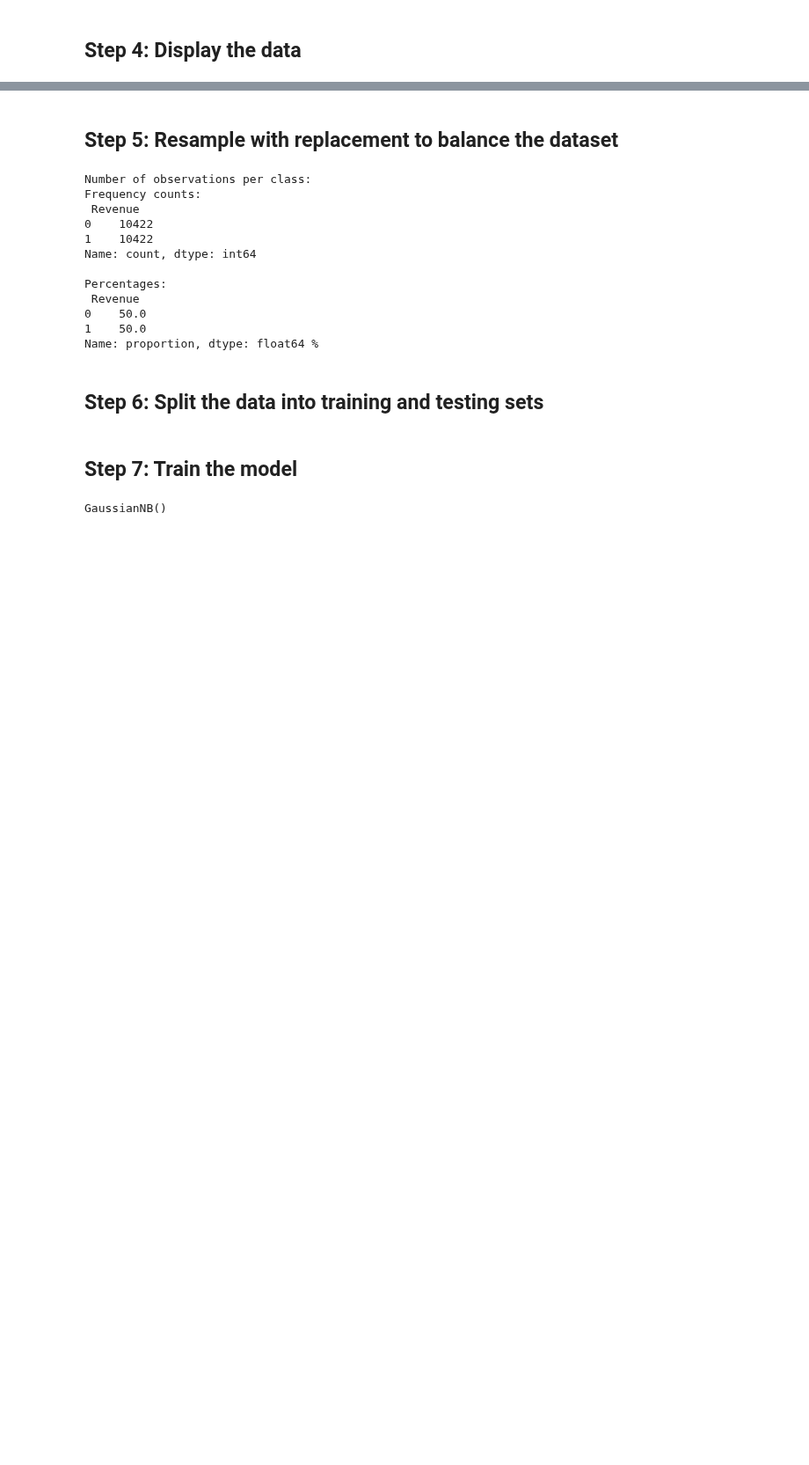
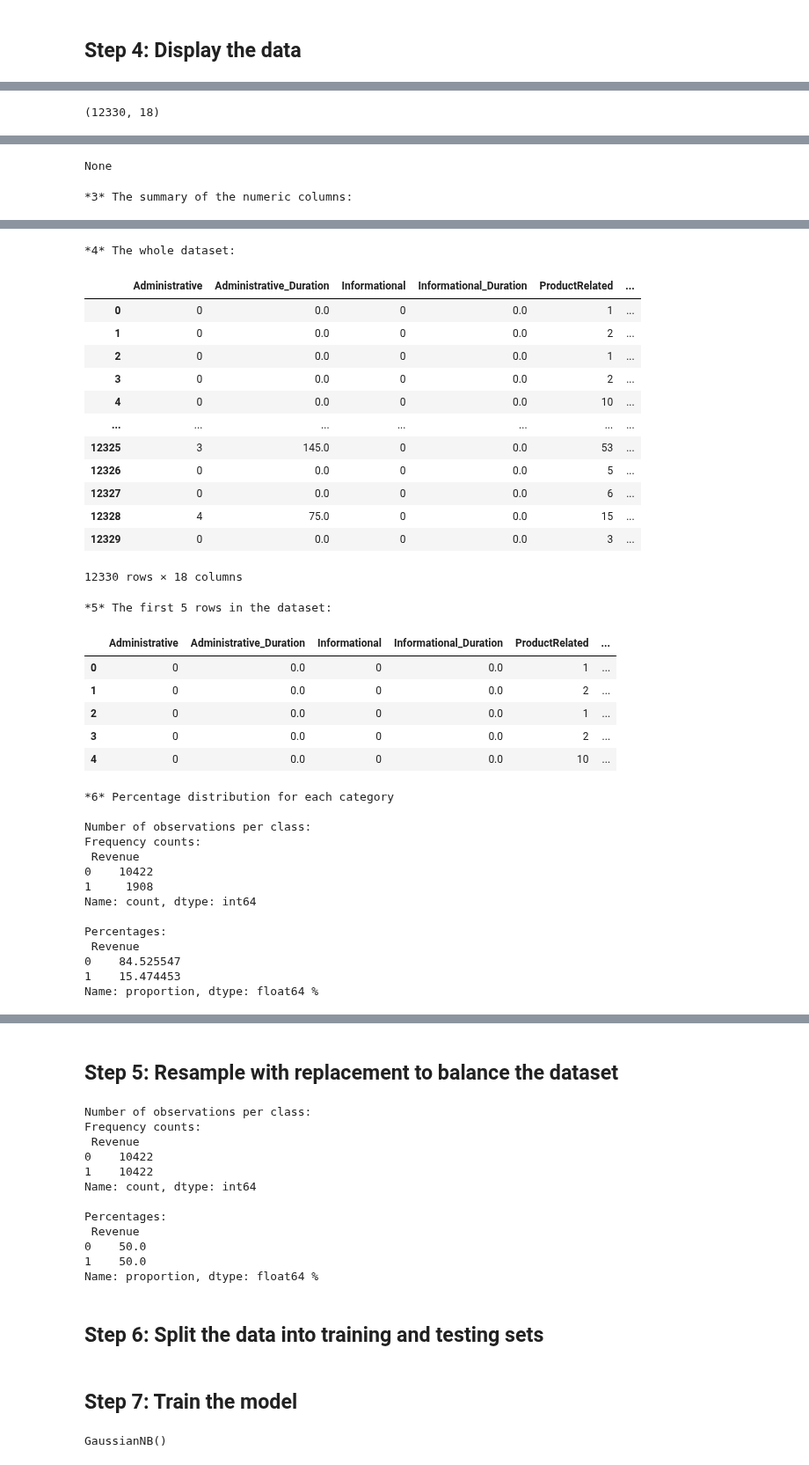
Before and after one commit to course-files/RegressionAndClassification, a Jupyter notebook: 2_naive_bayes.ipynb, the cells around one changed output, grey strips where cells are left out. Shown at 88% size. Drawn from its saved outputs; the diff is of its cells as text; code cells hidden in the pictures; blank space fills up the shorter version.

```diff
--- a/2_naive_bayes.ipynb
+++ b/2_naive_bayes.ipynb
@@ -43,0 +57,21 @@ online_shoppers_intention_data = pd.read_csv(url)
+# %%
+# Description of the dataset: https://archive.ics.uci.edu/dataset/468/online+shoppers+purchasing+intention+dataset
+dataset_path = './data/online_shoppers_intention.csv'
+url = 'https://raw.githubusercontent.com/course-files/RegressionAndClassification/refs/heads/main/data/online_shoppers_intention.csv'
+
+if not os.path.exists(dataset_path):
+    print("Downloading dataset...")
+    if not os.path.exists('./data'):
+        os.makedirs('./data')
+    urllib.request.urlretrieve(url, dataset_path)
+    print("✅ Dataset downloaded")
+else:
+    print("✅ Dataset already exists locally")
+
+use_cols = ['Administrative', 'Administrative_Duration', 'Informational',
+            'Informational_Duration', 'ProductRelated',
+            'ProductRelated_Duration', 'BounceRates', 'ExitRates',
+            'PageValues', 'SpecialDay', 'Month', 'OperatingSystems',
+            'Browser', 'Region', 'TrafficType', 'VisitorType', 'Weekend',
+            'Revenue']
+online_shoppers_intention_data = pd.read_csv(dataset_path, usecols=use_cols, encoding='utf-8', nrows=200000)
@@ -141,0 +98,21 @@ Name: proportion, dtype: float64 %
+# %%
+print("\n*1* The number of observations and variables")
+display(online_shoppers_intention_data.shape)
+
+print("\n*2* The data types:")
+display(online_shoppers_intention_data.info())
+
+print("\n*3* The summary of the numeric columns:")
+display(online_shoppers_intention_data.describe())
+
+print("\n*4* The whole dataset:")
+display(online_shoppers_intention_data)
+
+print("\n*5* The first 5 rows in the dataset:")
+display(online_shoppers_intention_data.head())
+
+print("\n*6* Percentage distribution for each category")
+print("\nNumber of observations per class:")
+print("Frequency counts:\n", online_shoppers_intention_data['Revenue'].value_counts())
+print("\nPercentages:\n", online_shoppers_intention_data['Revenue'].value_counts(normalize=True) * 100, "%")
+# %% [output]
@@ -141,0 +120 @@ Name: proportion, dtype: float64 %
+(12330, 18)
@@ -141,0 +138,2 @@ Name: proportion, dtype: float64 %
+None
+*3* The summary of the numeric columns:
@@ -141,0 +149,35 @@ Name: proportion, dtype: float64 %
+*4* The whole dataset:
+|  | Administrative | Administrative_Duration | Informational | Informational_Duration | ProductRelated | ... |
+| 0 | 0 | 0.0 | 0 | 0.0 | 1 | ... |
+| 1 | 0 | 0.0 | 0 | 0.0 | 2 | ... |
+| 2 | 0 | 0.0 | 0 | 0.0 | 1 | ... |
+| 3 | 0 | 0.0 | 0 | 0.0 | 2 | ... |
+| 4 | 0 | 0.0 | 0 | 0.0 | 10 | ... |
+| ... | ... | ... | ... | ... | ... | ... |
+| 12325 | 3 | 145.0 | 0 | 0.0 | 53 | ... |
+| 12326 | 0 | 0.0 | 0 | 0.0 | 5 | ... |
+| 12327 | 0 | 0.0 | 0 | 0.0 | 6 | ... |
+| 12328 | 4 | 75.0 | 0 | 0.0 | 15 | ... |
+| 12329 | 0 | 0.0 | 0 | 0.0 | 3 | ... |
+12330 rows × 18 columns
+*5* The first 5 rows in the dataset:
+|  | Administrative | Administrative_Duration | Informational | Informational_Duration | ProductRelated | ... |
+| 0 | 0 | 0.0 | 0 | 0.0 | 1 | ... |
+| 1 | 0 | 0.0 | 0 | 0.0 | 2 | ... |
+| 2 | 0 | 0.0 | 0 | 0.0 | 1 | ... |
+| 3 | 0 | 0.0 | 0 | 0.0 | 2 | ... |
+| 4 | 0 | 0.0 | 0 | 0.0 | 10 | ... |
+*6* Percentage distribution for each category
+
+Number of observations per class:
+Frequency counts:
+ Revenue
+0    10422
+1     1908
+Name: count, dtype: int64
+
+Percentages:
+ Revenue
+0    84.525547
+1    15.474453
+Name: proportion, dtype: float64 %
```
Also changed, not shown: parts of 10 cells of this notebook, 2 other files.
